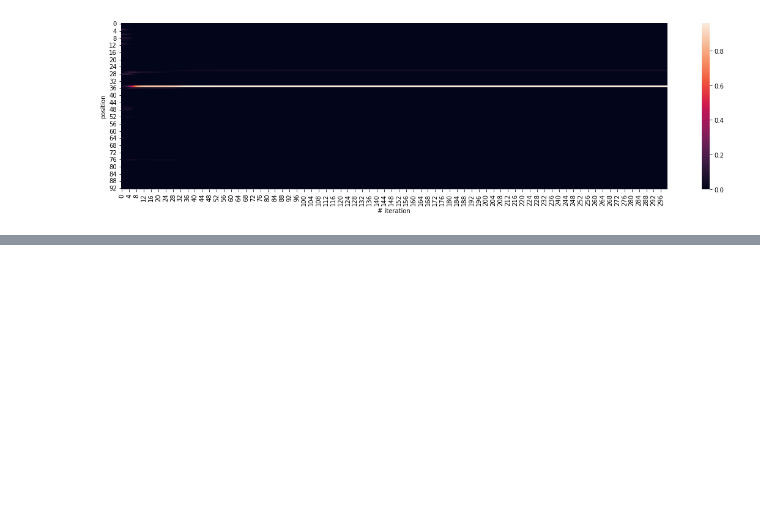
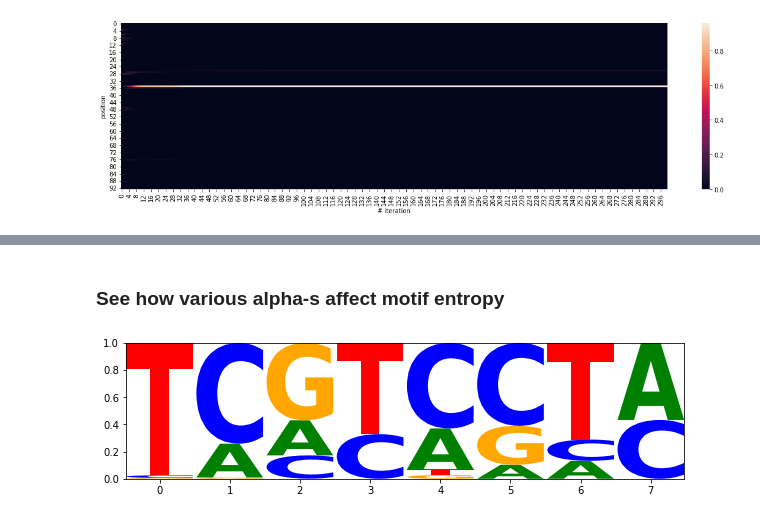
Before and after one commit to regevs/practical, a Jupyter notebook: EM.ipynb, the cells around one changed output, grey strips where cells are left out. Drawn from its saved outputs; the diff is of its cells as text; code cells hidden in the pictures; blank space fills up the shorter version.

```diff
--- a/EM.ipynb
+++ b/EM.ipynb
@@ -253,0 +287,10 @@ ax.set_ylabel("position");
+# %%
+def draw_motif_from_dirichlet(alpha, motif_length):
+    rng = np.random.default_rng()
+    return rng.dirichlet([alpha] * 4, motif_length)
+# %% [markdown]
+### See how various alpha-s affect motif entropy
+# %%
+draw_motif(draw_motif_from_dirichlet(0.1, 8))
+# %% [output]
+[figure, added]
```
Also changed, not shown: parts of 11 cells of this notebook.
